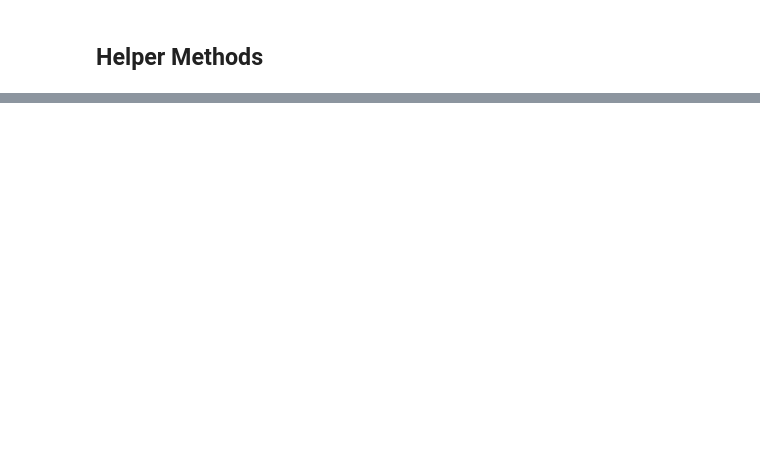
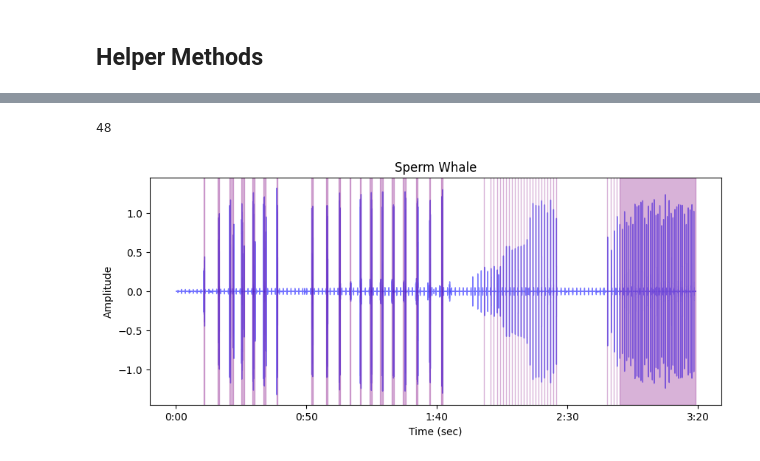
Before and after one commit to KaySRubio/audio-signal-processing, a Jupyter notebook: Analyzing Sperm Whale Codas with VAD.ipynb, the cells around one changed output, grey strips where cells are left out. Cells and saved outputs as stored; diff of their text form; code cells hidden in the pictures; blank space fills up the shorter version.

```diff
--- a/Analyzing Sperm Whale Codas with VAD.ipynb
+++ b/Analyzing Sperm Whale Codas with VAD.ipynb
@@ -252,0 +209,6 @@ This file only had 1+1+3, but the methods should work to identify other coda pat
+# %%
+vad_output = vad(file)
+# %%
+# Get timestamps for codas
+codas = get_voice_activity_timestamps(vad_output=vad_output, frame_shift=FRAME_SHIFT, min_silence_duration=MIN_SILENCE_BETWEEN_CODAS)
+codas
@@ -252,0 +233,8 @@ This file only had 1+1+3, but the methods should work to identify other coda pat
+# %%
+len(codas)
+# %% [output]
+48
+# %%
+plotWaveform(file, 'Sperm Whale', codas)
+# %% [output]
+[figure, added]
```
Also changed, not shown: parts of 47 cells of this notebook.
